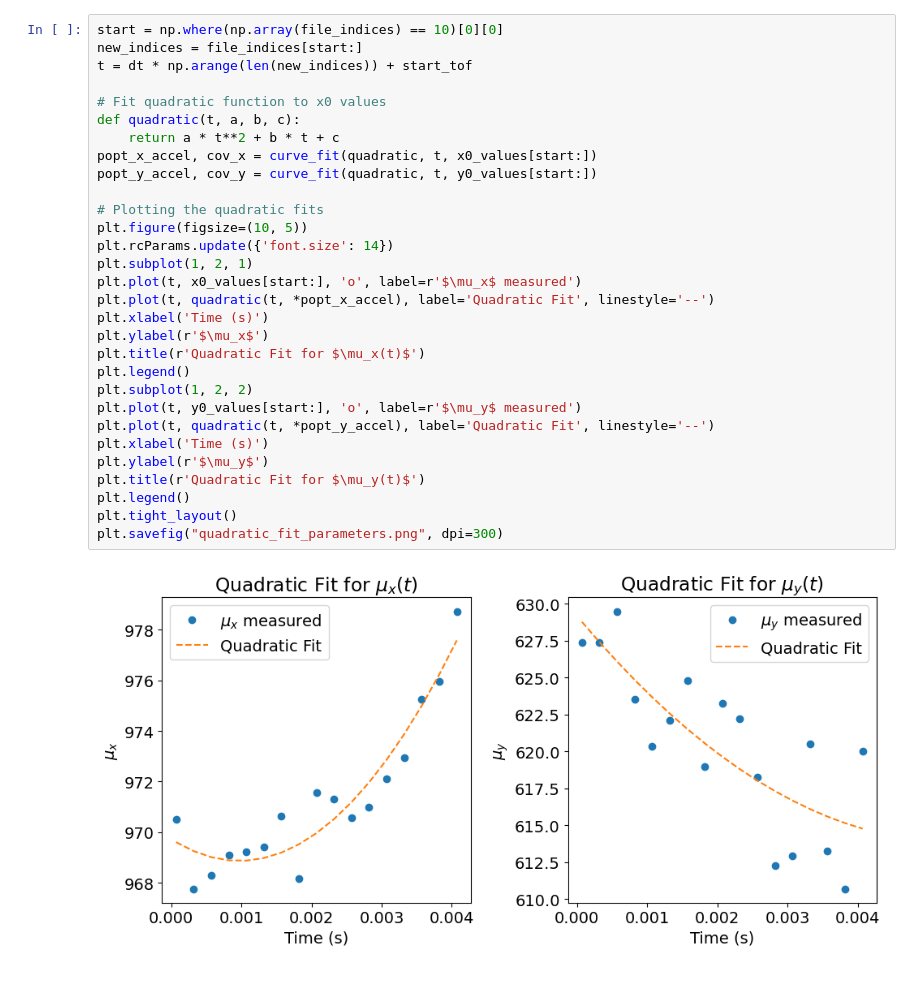
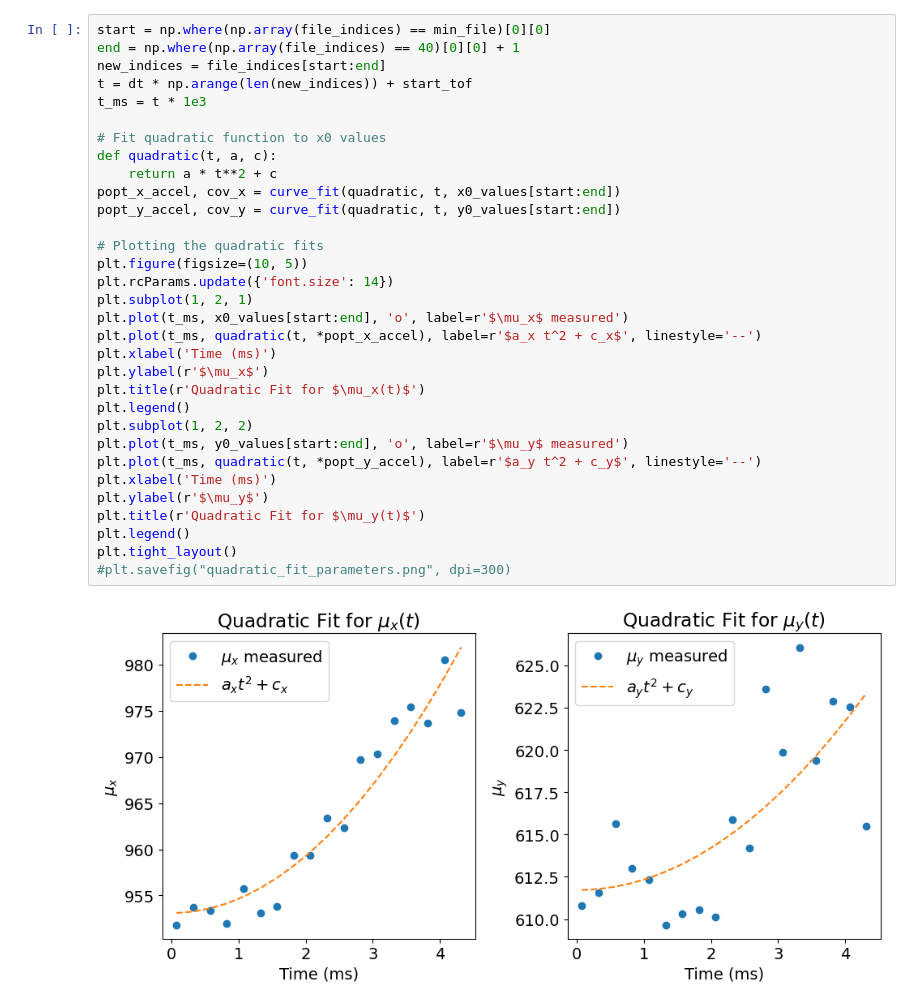
Before and after one commit to TiborCornelli/MOT, a Jupyter notebook: AbsorptionImaging/gauss_fit.ipynb, the cells around one changed output. Drawn from its saved outputs; the diff is of its cells as text.

```diff
--- a/AbsorptionImaging/gauss_fit.ipynb
+++ b/AbsorptionImaging/gauss_fit.ipynb
@@ -104,35 +133,37 @@ plt.show()
 # %%
-start = np.where(np.array(file_indices) == 10)[0][0]
-new_indices = file_indices[start:]
+start = np.where(np.array(file_indices) == min_file)[0][0]
+end = np.where(np.array(file_indices) == 40)[0][0] + 1
+new_indices = file_indices[start:end]
 t = dt * np.arange(len(new_indices)) + start_tof
+t_ms = t * 1e3
 
 # Fit quadratic function to x0 values
-def quadratic(t, a, b, c):
-    return a * t**2 + b * t + c
-popt_x_accel, cov_x = curve_fit(quadratic, t, x0_values[start:])
-popt_y_accel, cov_y = curve_fit(quadratic, t, y0_values[start:])
+def quadratic(t, a, c):
+    return a * t**2 + c
+popt_x_accel, cov_x = curve_fit(quadratic, t, x0_values[start:end])
+popt_y_accel, cov_y = curve_fit(quadratic, t, y0_values[start:end])
 
 # Plotting the quadratic fits
 plt.figure(figsize=(10, 5))
 plt.rcParams.update({'font.size': 14})
 plt.subplot(1, 2, 1)
-plt.plot(t, x0_values[start:], 'o', label=r'$\mu_x$ measured')
-plt.plot(t, quadratic(t, *popt_x_accel), label='Quadratic Fit', linestyle='--')
-plt.xlabel('Time (s)')
+plt.plot(t_ms, x0_values[start:end], 'o', label=r'$\mu_x$ measured')
+plt.plot(t_ms, quadratic(t, *popt_x_accel), label=r'$a_x t^2 + c_x$', linestyle='--')
+plt.xlabel('Time (ms)')
 plt.ylabel(r'$\mu_x$')
 plt.title(r'Quadratic Fit for $\mu_x(t)$')
 plt.legend()
 plt.subplot(1, 2, 2)
-plt.plot(t, y0_values[start:], 'o', label=r'$\mu_y$ measured')
-plt.plot(t, quadratic(t, *popt_y_accel), label='Quadratic Fit', linestyle='--')
-plt.xlabel('Time (s)')
+plt.plot(t_ms, y0_values[start:end], 'o', label=r'$\mu_y$ measured')
+plt.plot(t_ms, quadratic(t, *popt_y_accel), label=r'$a_y t^2 + c_y$', linestyle='--')
+plt.xlabel('Time (ms)')
 plt.ylabel(r'$\mu_y$')
 plt.title(r'Quadratic Fit for $\mu_y(t)$')
 plt.legend()
 plt.tight_layout()
-plt.savefig("quadratic_fit_parameters.png", dpi=300)
+#plt.savefig("quadratic_fit_parameters.png", dpi=300)
 # %% [output]
-[figure, old version]
+[figure, new version]
 # %%
 # Estimating Pixel size
 g = 9.81  # m/s^2
```
Also changed, not shown: parts of 7 cells of this notebook, 3 other files.
